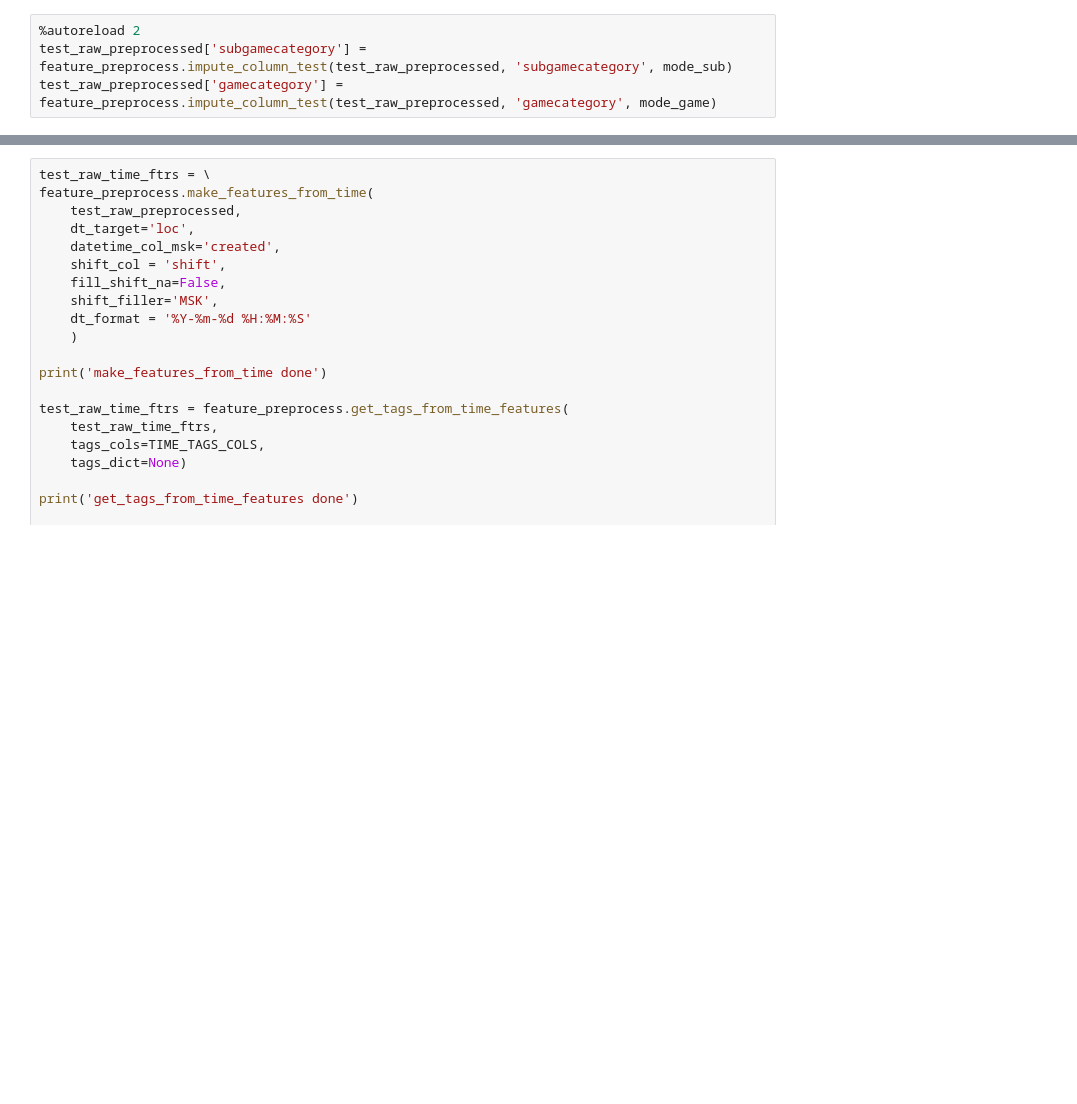
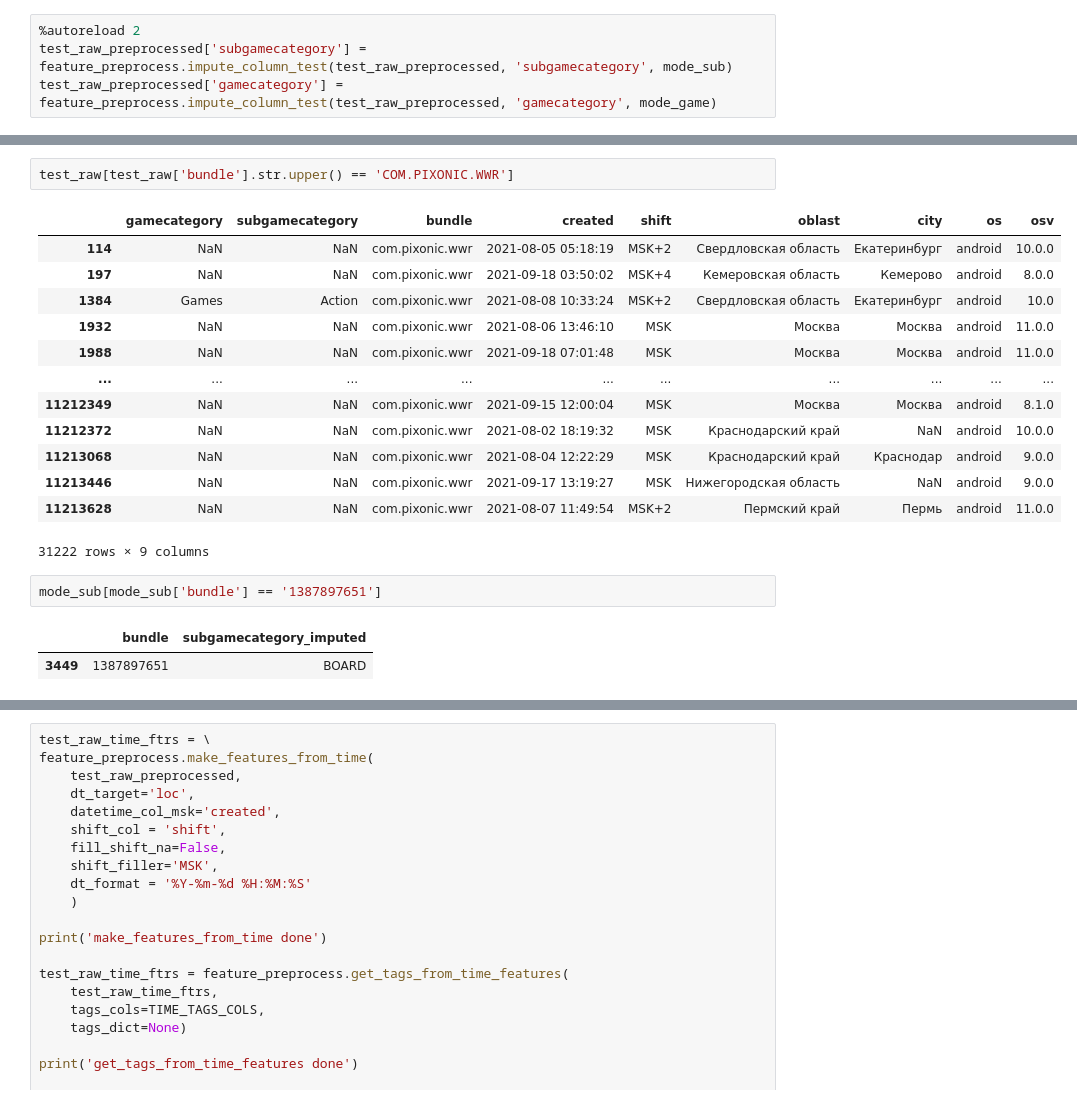
Before and after one commit to SerSmith/hackathon_hyper_ad_tech, a Jupyter notebook: notebooks/affernus_train_lgbm_fulldata_v10.ipynb, the cells around one changed output, grey strips where cells are left out. Cells and saved outputs as stored; diff of their text form; blank space fills up the shorter version.

```diff
--- a/notebooks/affernus_train_lgbm_fulldata_v10.ipynb
+++ b/notebooks/affernus_train_lgbm_fulldata_v10.ipynb
@@ -536,0 +621,21 @@ test_raw_preprocessed['gamecategory'] = feature_preprocess.impute_column_test(te
+# %%
+test_raw[test_raw['bundle'].str.upper() == 'COM.PIXONIC.WWR']
+# %% [output]
+|  | gamecategory | subgamecategory | bundle | created | shift | oblast | city | os | osv |
+| 114 | NaN | NaN | com.pixonic.wwr | 2021-08-05 05:18:19 | MSK+2 | Свердловская область | Екатеринбург | android | 10.0.0 |
+| 197 | NaN | NaN | com.pixonic.wwr | 2021-09-18 03:50:02 | MSK+4 | Кемеровская область | Кемерово | android | 8.0.0 |
+| 1384 | Games | Action | com.pixonic.wwr | 2021-08-08 10:33:24 | MSK+2 | Свердловская область | Екатеринбург | android | 10.0 |
+| 1932 | NaN | NaN | com.pixonic.wwr | 2021-08-06 13:46:10 | MSK | Москва | Москва | android | 11.0.0 |
+| 1988 | NaN | NaN | com.pixonic.wwr | 2021-09-18 07:01:48 | MSK | Москва | Москва | android | 11.0.0 |
+| ... | ... | ... | ... | ... | ... | ... | ... | ... | ... |
+| 11212349 | NaN | NaN | com.pixonic.wwr | 2021-09-15 12:00:04 | MSK | Москва | Москва | android | 8.1.0 |
+| 11212372 | NaN | NaN | com.pixonic.wwr | 2021-08-02 18:19:32 | MSK | Краснодарский край | NaN | android | 10.0.0 |
+| 11213068 | NaN | NaN | com.pixonic.wwr | 2021-08-04 12:22:29 | MSK | Краснодарский край | Краснодар | android | 9.0.0 |
+| 11213446 | NaN | NaN | com.pixonic.wwr | 2021-09-17 13:19:27 | MSK | Нижегородская область | NaN | android | 9.0.0 |
+| 11213628 | NaN | NaN | com.pixonic.wwr | 2021-08-07 11:49:54 | MSK+2 | Пермский край | Пермь | android | 11.0.0 |
+31222 rows × 9 columns
+# %%
+mode_sub[mode_sub['bundle'] == '1387897651']
+# %% [output]
+|  | bundle | subgamecategory_imputed |
+| 3449 | 1387897651 | BOARD |
```
Also changed, not shown: parts of 9 cells of this notebook, 2 other files.
